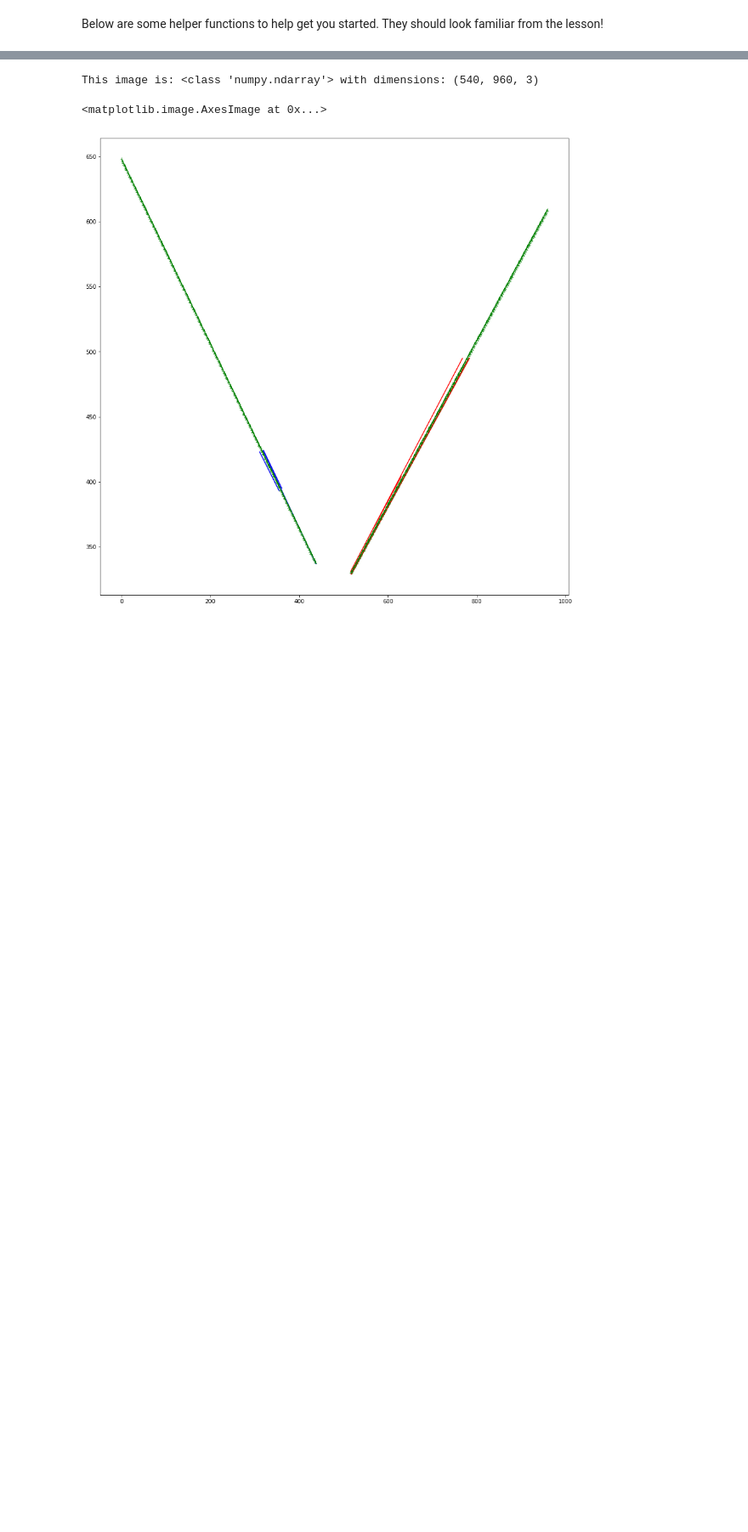
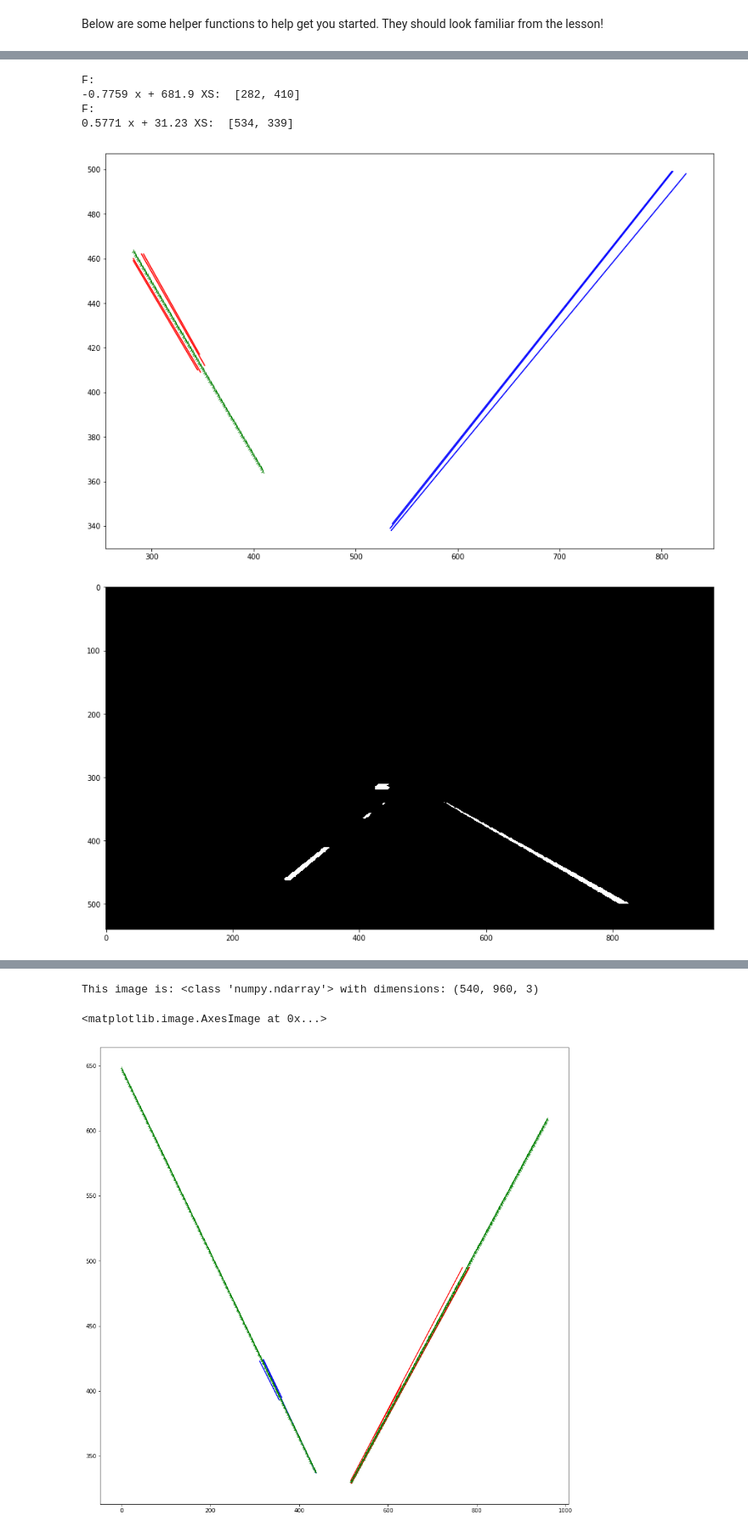
Before and after one commit to dmytronasyrov/CarND-LaneLines-P1, a Jupyter notebook: P1.ipynb, the cells around one changed output, grey strips where cells are left out. Shown at 85% size. Drawn from its saved outputs; the diff is of its cells as text; code cells hidden in the pictures; blank space fills up the shorter version.

```diff
--- a/P1.ipynb
+++ b/P1.ipynb
@@ -218,0 +238,39 @@ Try tuning the various parameters, especially the low and high Canny thresholds
+# %%
+def binary_hsv_mask(img, color_range):
+    lower = np.array(color_range[0])
+    upper = np.array(color_range[1])
+
+    return cv2.inRange(img, lower, upper)
+
+def binary_gray_mask(img, bottom, top):
+    return cv2.inRange(img, bottom, top)
+
+def binary_mask_apply(img, binary_mask):
+    masked_image = np.zeros_like(img)
+
+    for i in range(3):
+        masked_image[:,:,i] = binary_mask.copy()
+
+    return masked_image
+
+def binary_mask_apply_color(img, binary_mask):
+    return cv2.bitwise_and(img, img, mask = binary_mask)
+
+def filter_by_color_ranges(img, color_ranges):
+    result = np.zeros_like(img)
+    gray_img = cv2.cvtColor(img, cv2.COLOR_BGR2GRAY)
+    hsv_img = cv2.cvtColor(img, cv2.COLOR_BGR2HSV)
+
+    for color_range in color_ranges:
+        color_bottom = color_range[0]
+        color_top = color_range[1]
+
+        if color_bottom[0] == color_bottom[1] == color_bottom[2] and color_top[0] == color_top[1] == color_top[2]:
+            mask = binary_gray_mask(gray_img, color_bottom[0], color_top[0])
+        else:
+            mask = binary_hsv_mask(hsv_img, color_range)
+
+        masked_img = binary_mask_apply(img, mask)
+        result = cv2.addWeighted(masked_img, 1.0, result, 1.0, 0.0)
+
+    return result
@@ -218,0 +388,11 @@ Try tuning the various parameters, especially the low and high Canny thresholds
+# %%
+image = mpimg.imread('test_images/solidWhiteCurve.jpg')
+image = image_pipeline(image)
+show_image(image)
+# %% [output]
+F:
+-0.7759 x + 681.9 XS:  [282, 410]
+F:
+0.5771 x + 31.23 XS:  [534, 339]
+[figure, added]
+[figure, added]
```
Also changed, not shown: parts of 18 cells of this notebook.
